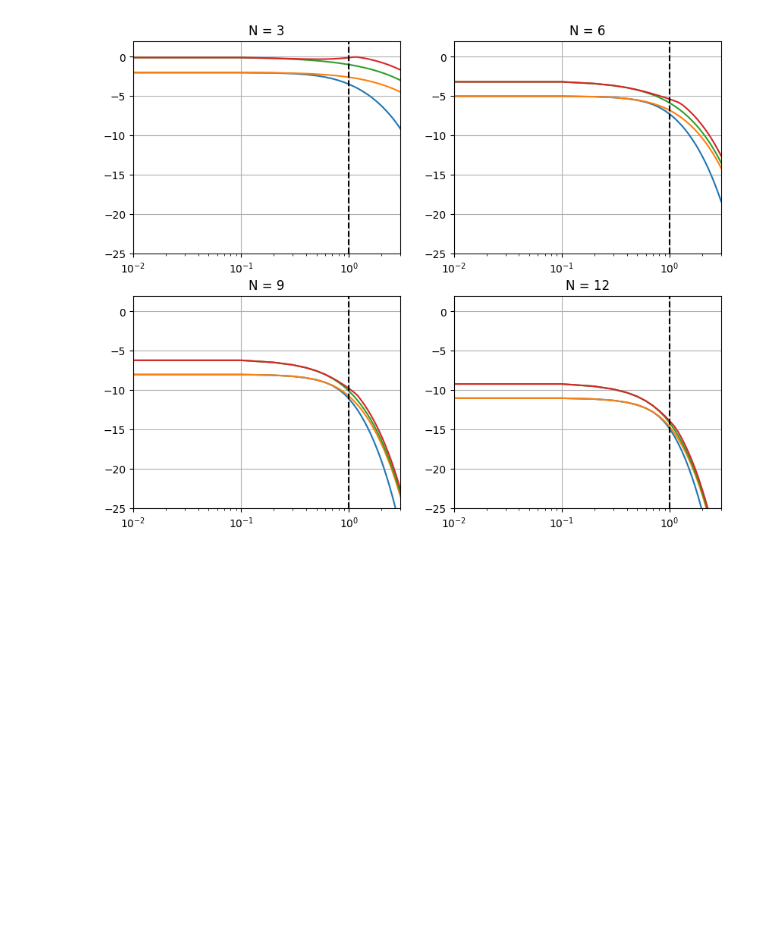
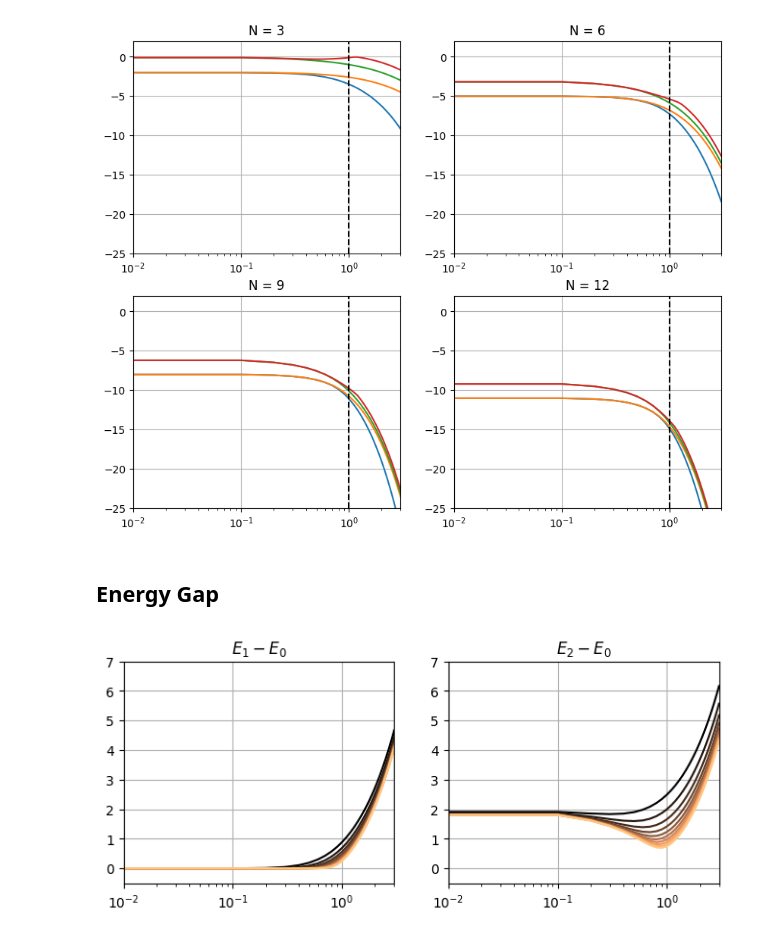
Before and after one commit to jchryssanthacopoulos/quantum_information, a Jupyter notebook: assignment_7/src/plot_ising.ipynb, the cells around one changed output. Saved outputs shown, nothing was run; the diff lists cells and outputs as text; code cells hidden in the pictures; blank space fills up the shorter version.

```diff
--- a/assignment_7/src/plot_ising.ipynb
+++ b/assignment_7/src/plot_ising.ipynb
@@ -115,3 +115,29 @@ ax[1, 1].grid()
 plt.savefig(f"{plot_dir}{os.sep}energy_vs_lambda_different_N.pdf", format="pdf", bbox_inches="tight")
 # %% [output]
 [figure]
+# %% [markdown]
+## Energy Gap
+# %%
+plt.rcParams["axes.prop_cycle"] = plt.cycler("color", plt.cm.copper(np.linspace(0, 1, 10)))
+
+fig, ax = plt.subplots(1, 2, figsize=(8, 3))
+
+energy_gap_1_0 = energy_eigenvalues[:, :, 1] - energy_eigenvalues[:, :, 0]
+ax[0].plot(lam, energy_gap_1_0.T)
+ax[0].set_xscale("log")
+ax[0].set_xlim([10e-3, 3])
+ax[0].set_ylim([-0.5, 7])
+ax[0].set_title("$E_1 - E_0$")
+ax[0].grid()
+
+energy_gap_2_0 = energy_eigenvalues[:, :, 2] - energy_eigenvalues[:, :, 0]
+ax[1].plot(lam, energy_gap_2_0.T)
+ax[1].set_xscale("log")
+ax[1].set_xlim([10e-3, 3])
+ax[1].set_ylim([-0.5, 7])
+ax[1].set_title("$E_2 - E_0$")
+ax[1].grid()
+
+plt.savefig(f"{plot_dir}{os.sep}energy_gap_vs_lambda.pdf", format="pdf", bbox_inches="tight")
+# %% [output]
+[figure, added]
```
Also changed, not shown: 2 other files.
